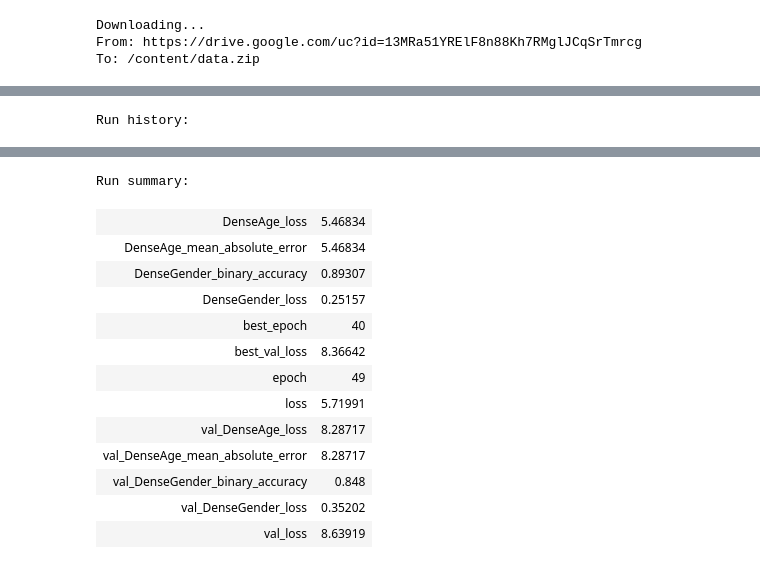
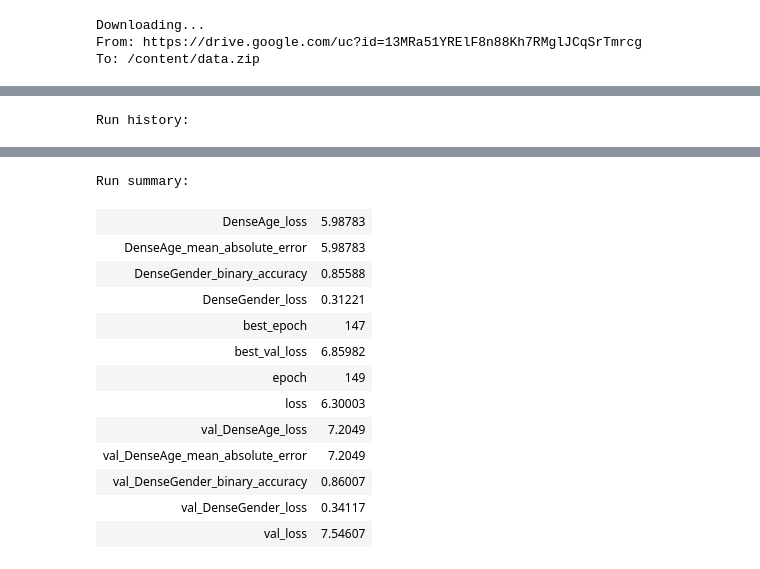
Before and after one commit to abdelha5/Age-Gender-classification, a Jupyter notebook: ML2CW1.ipynb, the cells around one changed output, grey strips where cells are left out. Drawn from its saved outputs; the diff is of its cells as text; code cells hidden in the pictures.

Commit message:
Massive changes and improvements to code and model performance
- Added image augmentation
- Integration into WandB.ai
- Improved model performance and stability

```diff
--- a/ML2CW1.ipynb
+++ b/ML2CW1.ipynb
@@ -108,9 +37,20 @@ To: /content/data.zip
 # Establishing constants
 
 DATA_DIRECTORY = './data'
-BATCH_SIZE=512
+BATCH_SIZE=128
 LEARNING_RATE=0.0025
-EPOCHS=50
-COLOR_MODE='rgb' # Can be 'rgb' or 'grayscale', amongst other options
+EPOCHS=150
+COLOR_MODE='grayscale' # Can be 'rgb' or 'grayscale', amongst other optionse
 IMAGE_SIZE=(96, 96) # Width x height, can be larger than input image
 INPUT_SHAPE=IMAGE_SIZE + (1 if COLOR_MODE == "grayscale" else 3,) # Width x height x colour profile (RGB = 3 channels, grayscale = 1 channel)
+
+# RANDOM_CROP_WIDTH = 96
+# RANDOM_CROP_HEIGHT = 96
+
+ROTATION_RANGE = 15
+HORIZONTAL_FLIP = True
+WIDTH_SHIFT_RANGE=0
+HEIGHT_SHIFT_RANGE=0
+
+# assert RANDOM_CROP_WIDTH <= IMAGE_SIZE[0]
+# assert RANDOM_CROP_HEIGHT <= IMAGE_SIZE[1]
@@ -278,6 +288,7 @@ from wandb.keras import WandbCallback
 model.compile(
     loss = {
         "DenseAge": 'mean_absolute_error',
+        # "DenseGender": tf.keras.losses.BinaryCrossentropy(from_logits=False)
         "DenseGender": 'binary_crossentropy'
     },
 
@@ -294,18 +305,45 @@ wandb_config = {
     'epochs': EPOCHS,
     'batch_size': BATCH_SIZE,
     'color_mode': COLOR_MODE,
-    'image_size': IMAGE_SIZE
+    'image_size': IMAGE_SIZE,
+    # 'random_crop_width': RANDOM_CROP_WIDTH,
+    # 'random_crop_height': RANDOM_CROP_HEIGHT,
+    'rotation_range': ROTATION_RANGE,
+    # 'rescaling_factor': RESCALING_FACTOR,
+    'horizontal_flip': HORIZONTAL_FLIP,
+    'width_shift_range': WIDTH_SHIFT_RANGE,
+    'height_shift_range': HEIGHT_SHIFT_RANGE
+    # 'vertical_flip': VERTICAL_FLIP,
+    # 'zoom_range': ZOOM_RANGE,
+    # 'width_shift_range': WIDTH_SHIFT_RANGE,
+    # 'height_shift_range': HEIGHT_SHIFT_RANGE,
+
 }
 
 wandb.init(project="ml2-group-k", entity="ml2-group-k", config=wandb_config)
 
+STEP_SIZE_TRAIN=data_generator_from_df.n//data_generator_from_df.batch_size
+STEP_SIZE_VALID=val_data_generator_from_df.n//val_data_generator_from_df.batch_size
+# STEP_SIZE_TEST=test_generator.n//test_generator.batch_size
 
 history = model.fit(
-    x = image_data,
-    y = {'DenseAge': label_data_age, 'DenseGender': label_data_gender},
-    steps_per_epoch = 50,
-    validation_steps = 50,
-    validation_split = 0.25,
+    x = custom_generator(data_generator_from_df),
+    steps_per_epoch = STEP_SIZE_TRAIN,
+    validation_steps = STEP_SIZE_VALID,
+    validation_data=custom_generator(val_data_generator_from_df),
     epochs = EPOCHS,
     callbacks=[WandbCallback()])
+
+
+# history = model.fit_generator(
+#     generator=custom_generator(data_generator_from_df),
+#     steps_per_epoch = STEP_SIZE_TRAIN,
+#     # validation_steps = 50,
+#     # validation_split = 0.25,
+#     validation_data=custom_generator(val_data_generator_from_df),
+#     validation_steps=STEP_SIZE_VALID,
+#     epochs = EPOCHS,
+#     callbacks=[WandbCallback()])
+
+# data_generator_from_df
 # %% [output]
@@ -326,14 +364,14 @@ Run history:
 Run summary:
-| DenseAge_loss | 5.46834 |
-| DenseAge_mean_absolute_error | 5.46834 |
-| DenseGender_binary_accuracy | 0.89307 |
-| DenseGender_loss | 0.25157 |
-| best_epoch | 40 |
-| best_val_loss | 8.36642 |
-| epoch | 49 |
-| loss | 5.71991 |
-| val_DenseAge_loss | 8.28717 |
-| val_DenseAge_mean_absolute_error | 8.28717 |
-| val_DenseGender_binary_accuracy | 0.848 |
-| val_DenseGender_loss | 0.35202 |
-| val_loss | 8.63919 |
+| DenseAge_loss | 5.98783 |
+| DenseAge_mean_absolute_error | 5.98783 |
+| DenseGender_binary_accuracy | 0.85588 |
+| DenseGender_loss | 0.31221 |
+| best_epoch | 147 |
+| best_val_loss | 6.85982 |
+| epoch | 149 |
+| loss | 6.30003 |
+| val_DenseAge_loss | 7.2049 |
+| val_DenseAge_mean_absolute_error | 7.2049 |
+| val_DenseGender_binary_accuracy | 0.86007 |
+| val_DenseGender_loss | 0.34117 |
+| val_loss | 7.54607 |
```
Also changed, not shown: parts of 13 cells of this notebook.
